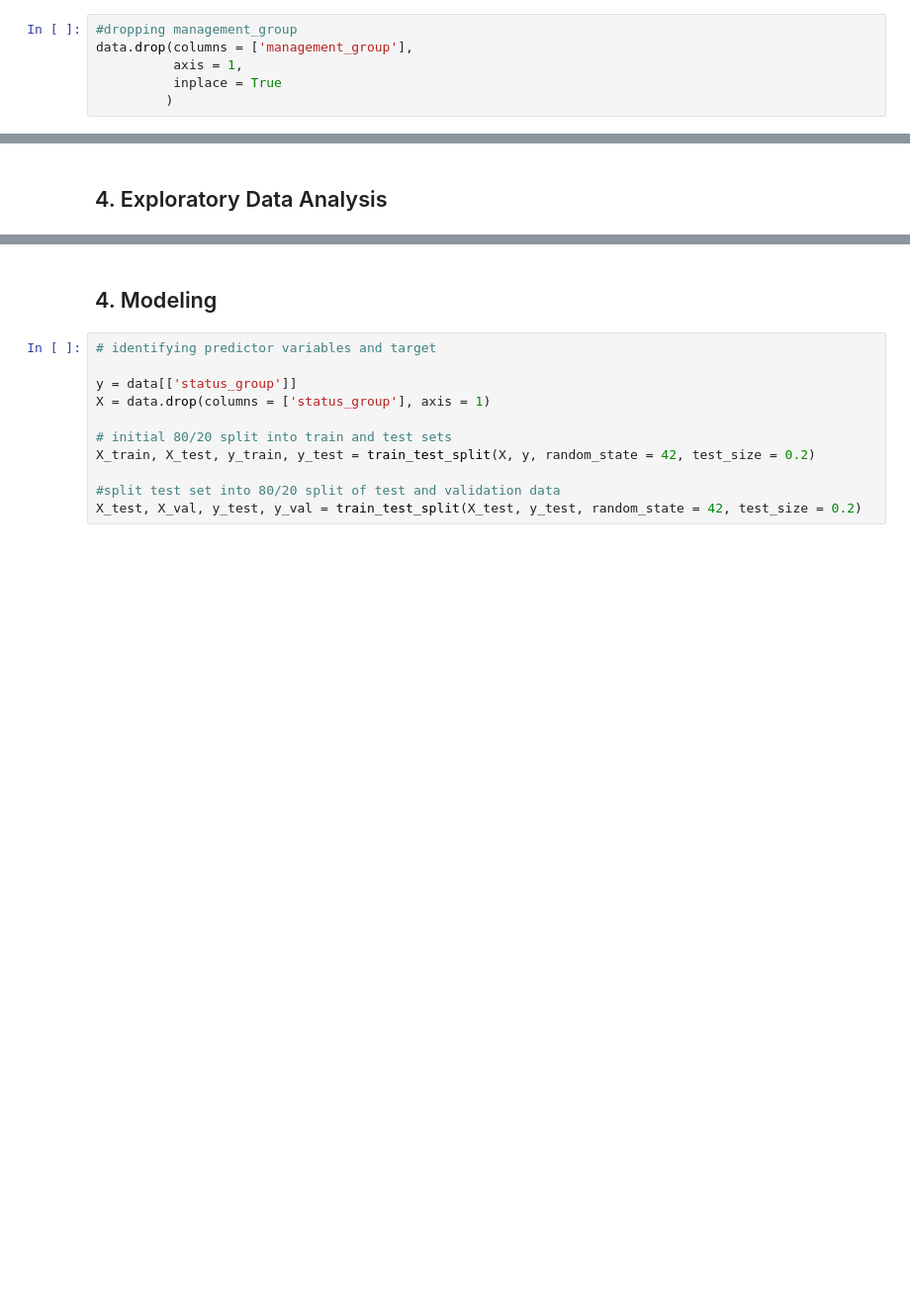
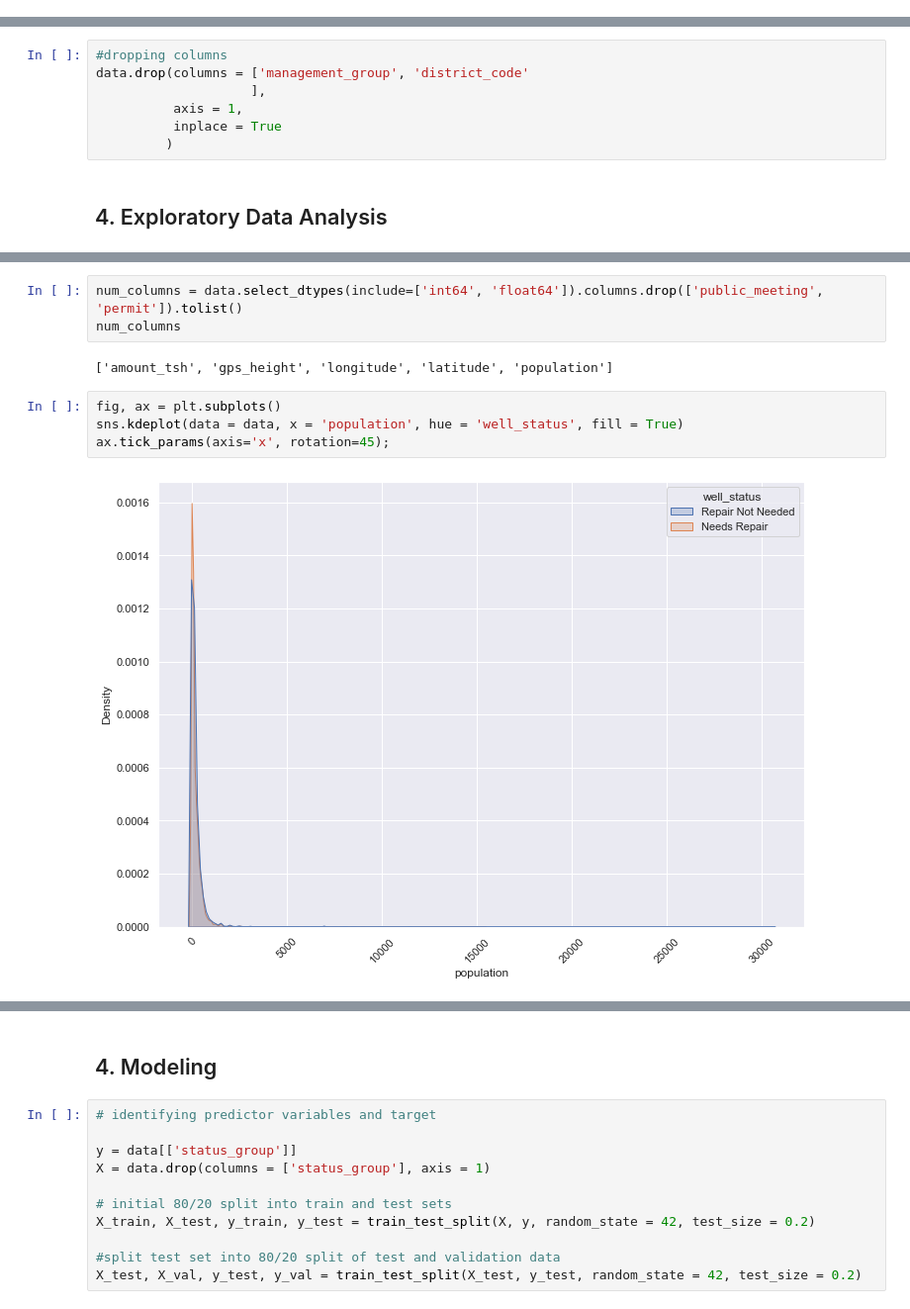
Before and after one commit to ckucewicz/Water_well_classification, a Jupyter notebook: Notebook.ipynb, the cells around one changed output, grey strips where cells are left out. Shown at 99% size. Drawn from its saved outputs; the diff is of its cells as text; blank space fills up the shorter version.

```diff
--- a/Notebook.ipynb
+++ b/Notebook.ipynb
@@ -941,9 +941,3 @@ plt.show()
-# %%
-#dropping management_group
-data.drop(columns = ['management_group'],
-          axis = 1,
-          inplace = True
-         )
 # %% [markdown]
 #### subvillage,               region,                  district_code,            lga   ,                  ward
 # %%
@@ -988,4 +982,11 @@ sns.barplot(sorted_importances, sorted_feature_names);
 # %% [markdown]
 This output shows that the `region` was a more important feature than `district_code` in the decision tree. This makes me think I should drop `district_code`.
+# %%
+#dropping columns
+data.drop(columns = ['management_group', 'district_code'
+                    ],
+          axis = 1,
+          inplace = True
+         )
 # %% [markdown]
 ## 4. Exploratory Data Analysis
@@ -991,0 +1011,11 @@ This output shows that the `region` was a more important feature than `district_
+# %%
+num_columns = data.select_dtypes(include=['int64', 'float64']).columns.drop(['public_meeting', 'permit']).tolist()
+num_columns
+# %% [output]
+['amount_tsh', 'gps_height', 'longitude', 'latitude', 'population']
+# %%
+fig, ax = plt.subplots()
+sns.kdeplot(data = data, x = 'population', hue = 'well_status', fill = True)
+ax.tick_params(axis='x', rotation=45);
+# %% [output]
+[figure, added]
```
Also changed, not shown: parts of 20 cells of this notebook.
